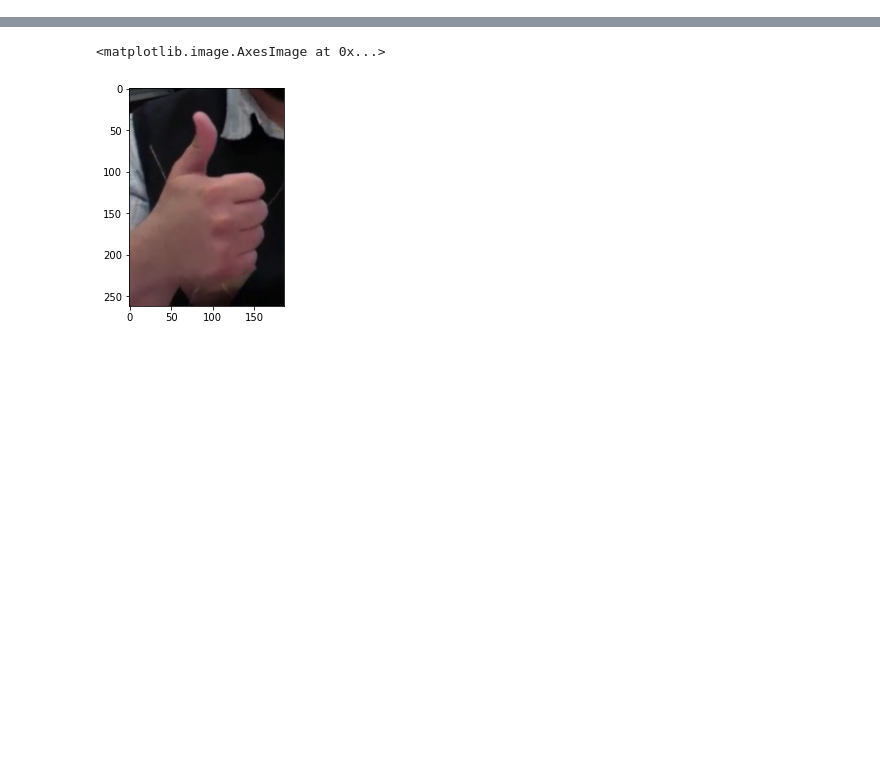
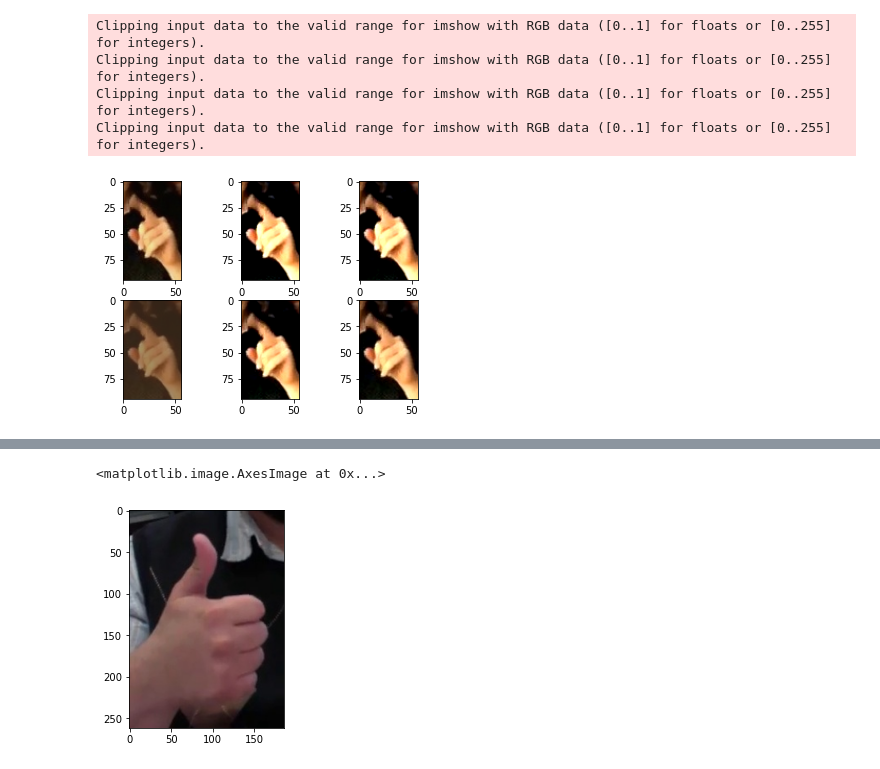
Before and after one commit to farbere/Runarljod, a Jupyter notebook: notes/data_synthesis_gallery.ipynb, the cells around one changed output, grey strips where cells are left out. Saved outputs shown, nothing was run; the diff lists cells and outputs as text; code cells hidden in the pictures; blank space fills up the shorter version.

```diff
--- a/notes/data_synthesis_gallery.ipynb
+++ b/notes/data_synthesis_gallery.ipynb
@@ -5,0 +49,13 @@ import matplotlib.pyplot as plt
+# %%
+# scales pixel channel values by a random factor up to the given value, centred at the mean channel value
+# like before a pair of values can be specified to allow distinct contrast ranges up and down
+contraster = tf.keras.layers.RandomContrast(0.6)
+# %%
+for i in range(1,7):
+    plt.subplot(2,3,i), plt.imshow(contraster(img))
+# %% [output]
+Clipping input data to the valid range for imshow with RGB data ([0..1] for floats or [0..255] for integers).
+Clipping input data to the valid range for imshow with RGB data ([0..1] for floats or [0..255] for integers).
+Clipping input data to the valid range for imshow with RGB data ([0..1] for floats or [0..255] for integers).
+Clipping input data to the valid range for imshow with RGB data ([0..1] for floats or [0..255] for integers).
+[figure, added]
```
Also changed, not shown: parts of 19 cells of this notebook, 4 other files.
